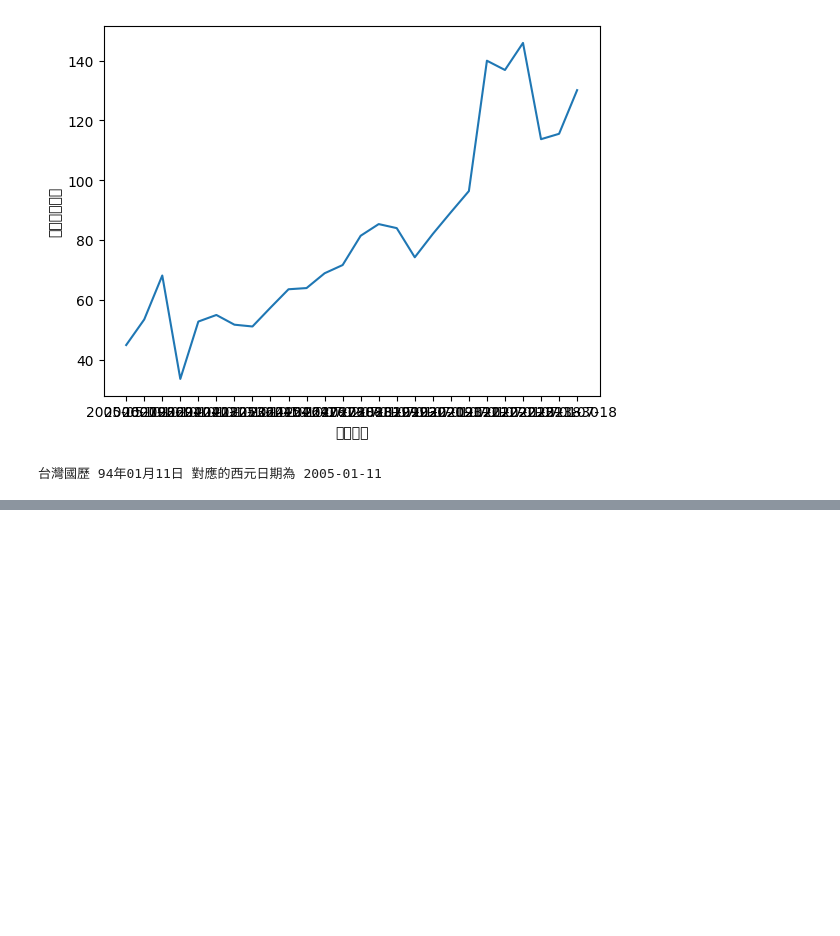
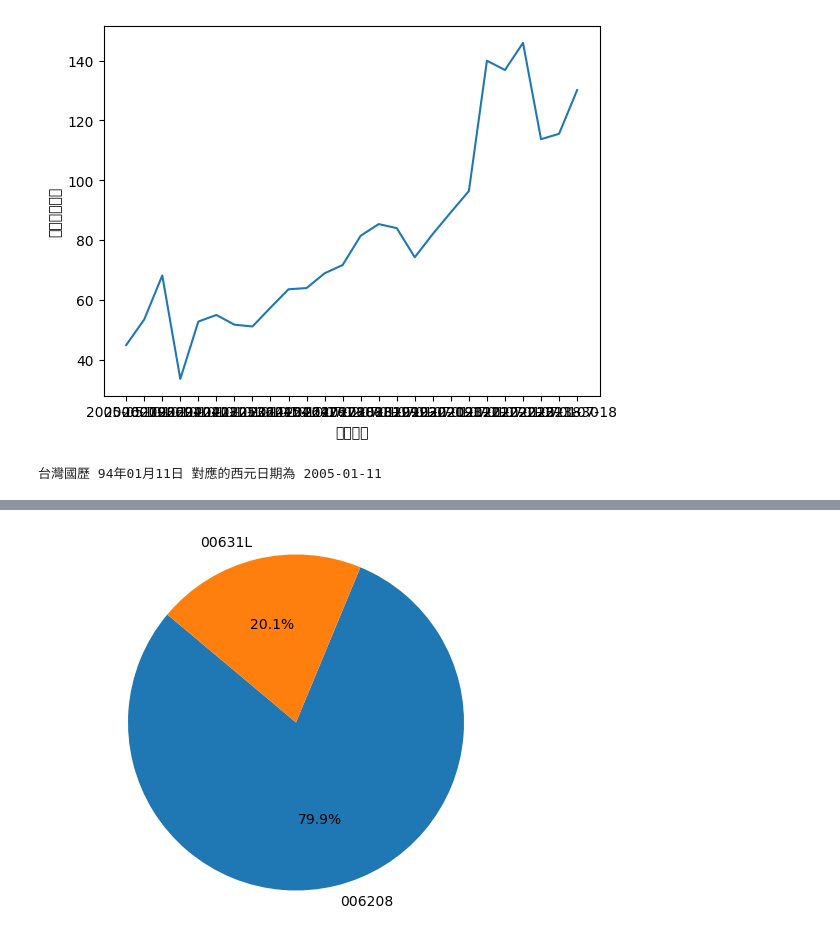
Before and after one commit to tim12332000/TW_ETF, a Jupyter notebook: startup.ipynb, the cells around one changed output, grey strips where cells are left out. Saved outputs shown, nothing was run; the diff lists cells and outputs as text; code cells hidden in the pictures; blank space fills up the shorter version.

```diff
--- a/startup.ipynb
+++ b/startup.ipynb
@@ -128,0 +221,20 @@ plt.show()
+# %%
+
+del dict['2376']#略過技嘉
+labels = [key for key, value in dict.items() if value['valTotal'] != 0 and key]
+totalVals = [value['valTotal'] for value in dict.values() if value['valTotal'] != 0]
+#data
+#labels
+totalVals
+
+# 指定中文字體
+from matplotlib.font_manager import FontProperties
+#font = FontProperties(fname='SimHei.ttf', size=14)
+
+# 創建圓餅圖
+plt.pie(totalVals, labels=labels, autopct='%1.1f%%', startangle=140)
+plt.axis('equal')  # 使圓餅圖為圓形
+plt.title('', fontproperties='Arial')  # 使用中文字體
+plt.show()
+# %% [output]
+[figure, added]
```
Also changed, not shown: parts of 2 cells of this notebook, 1 other file.
